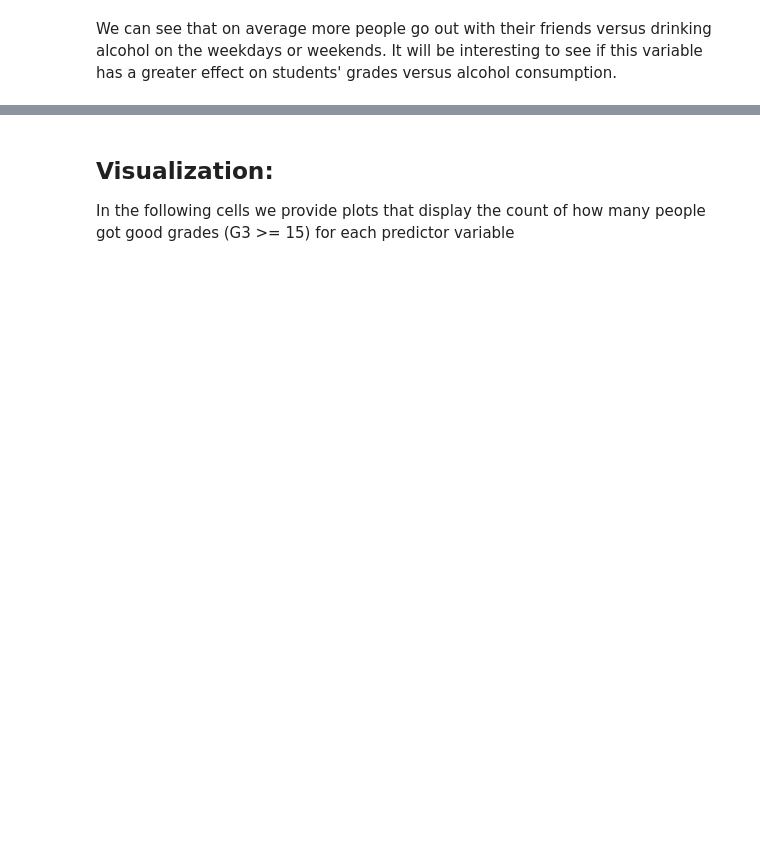
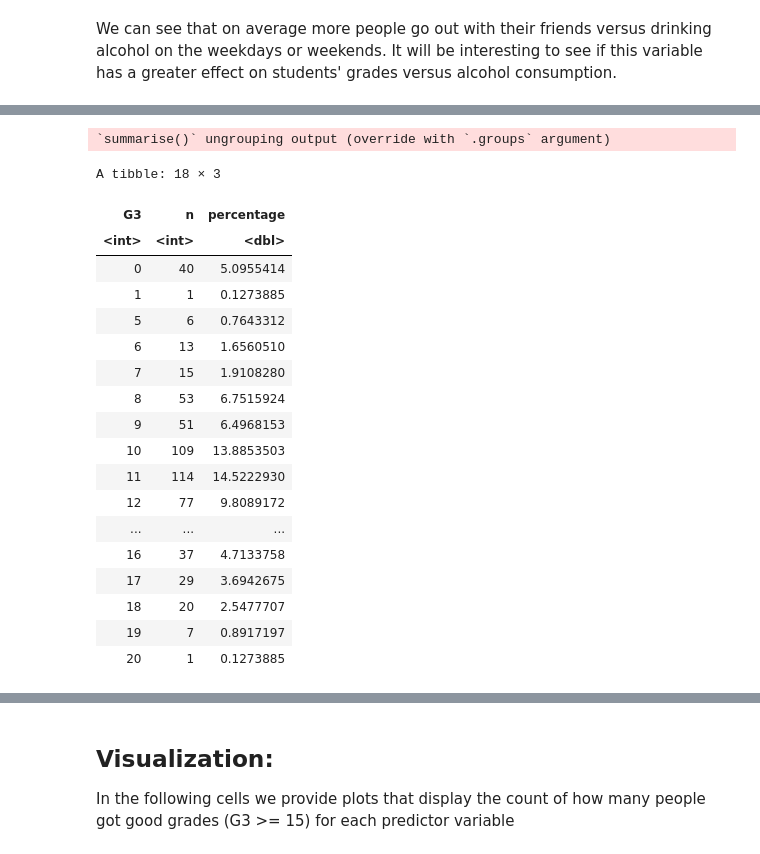
Before and after one commit to eto168/DSCI100_team24_project_proposal, a Jupyter notebook: Test.ipynb, the cells around one changed output, grey strips where cells are left out. Cells and saved outputs as stored; diff of their text form; code cells hidden in the pictures; blank space fills up the shorter version.

```diff
--- a/Test.ipynb
+++ b/Test.ipynb
@@ -172,0 +169,29 @@ We can see that on average more people go out with their friends versus drinking
+# %%
+instances_for_classes <- data_train %>%
+    select(G3) %>%
+    group_by(G3) %>%
+    summarize(n = n(),
+            percentage = n() / nrow(data_train) * 100)
+
+instances_for_classes
+# %% [output]
+`summarise()` ungrouping output (override with `.groups` argument)
+A tibble: 18 × 3
+| G3 | n | percentage |
+| <int> | <int> | <dbl> |
+| 0 | 40 | 5.0955414 |
+| 1 | 1 | 0.1273885 |
+| 5 | 6 | 0.7643312 |
+| 6 | 13 | 1.6560510 |
+| 7 | 15 | 1.9108280 |
+| 8 | 53 | 6.7515924 |
+| 9 | 51 | 6.4968153 |
+| 10 | 109 | 13.8853503 |
+| 11 | 114 | 14.5222930 |
+| 12 | 77 | 9.8089172 |
+| ... | ... | ... |
+| 16 | 37 | 4.7133758 |
+| 17 | 29 | 3.6942675 |
+| 18 | 20 | 2.5477707 |
+| 19 | 7 | 0.8917197 |
+| 20 | 1 | 0.1273885 |
```
Also changed, not shown: parts of 8 cells of this notebook.
